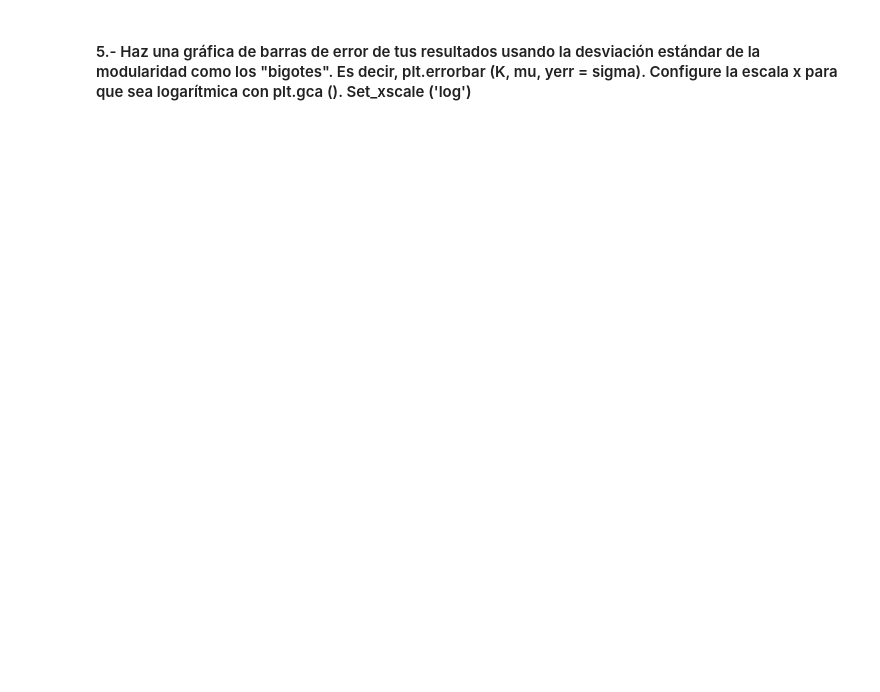
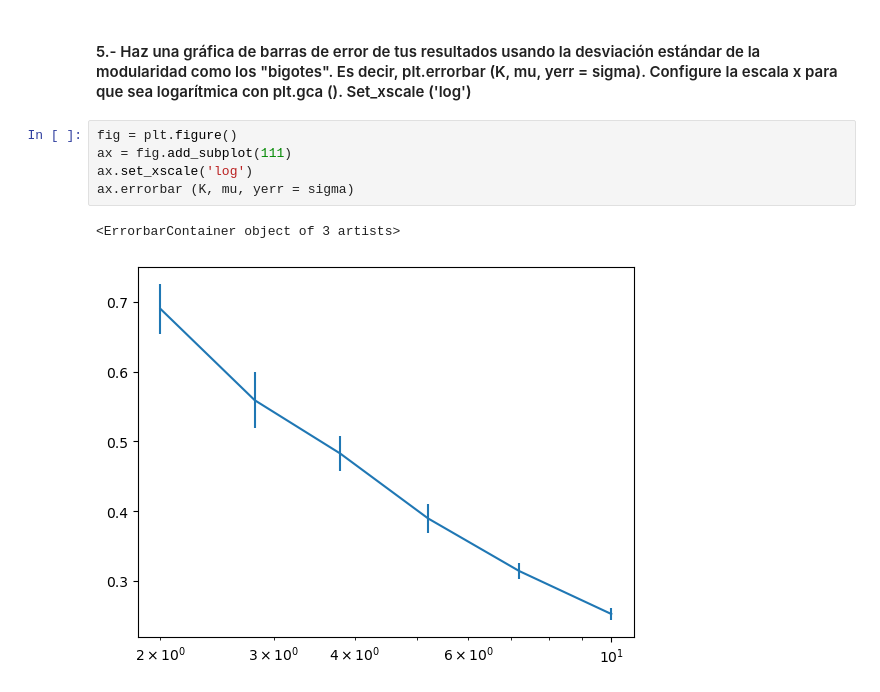
Before and after one commit to patoram123/MDS-Notebooks-1, a Jupyter notebook: 03-CdR/Taller redes 3/Tarea 3-PatricioRamirez-PabloElgueta.ipynb, the cells around one changed output. Cells and saved outputs as stored; diff of their text form; blank space fills up the shorter version.

```diff
--- a/03-CdR/Taller redes 3/Tarea 3-PatricioRamirez-PabloElgueta.ipynb
+++ b/03-CdR/Taller redes 3/Tarea 3-PatricioRamirez-PabloElgueta.ipynb
@@ -509,3 +509,11 @@ Lista sigma :
 # %% [markdown]
 #### 5.- Haz una gráfica de barras de error de tus resultados usando la desviación estándar de la modularidad como los "bigotes". Es decir, plt.errorbar (K, mu, yerr = sigma). Configure la escala x para que sea logarítmica con plt.gca (). Set_xscale ('log')
+# %%
+fig = plt.figure()
+ax = fig.add_subplot(111)
+ax.set_xscale('log')
+ax.errorbar (K, mu, yerr = sigma)
+# %% [output]
+<ErrorbarContainer object of 3 artists>
+[figure, added]
 # %%
```
Also changed, not shown: parts of 9 cells of this notebook.
